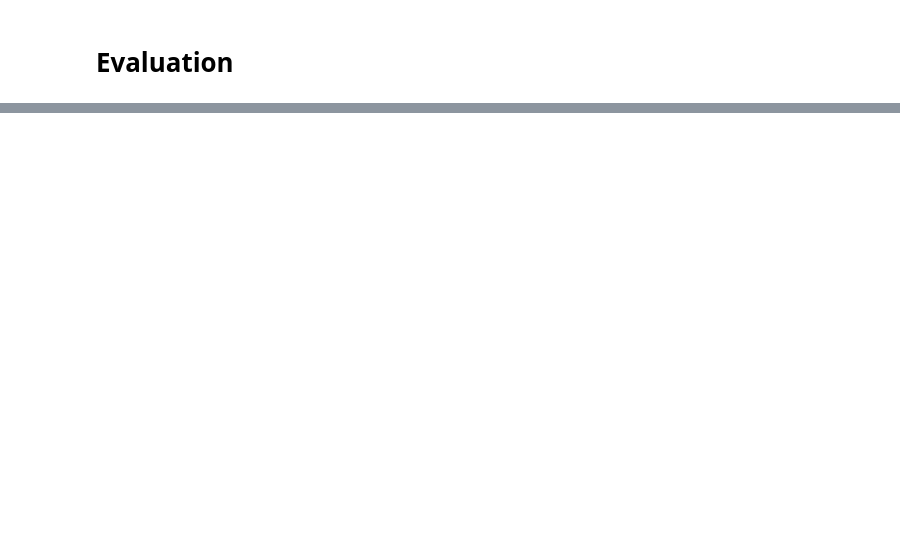
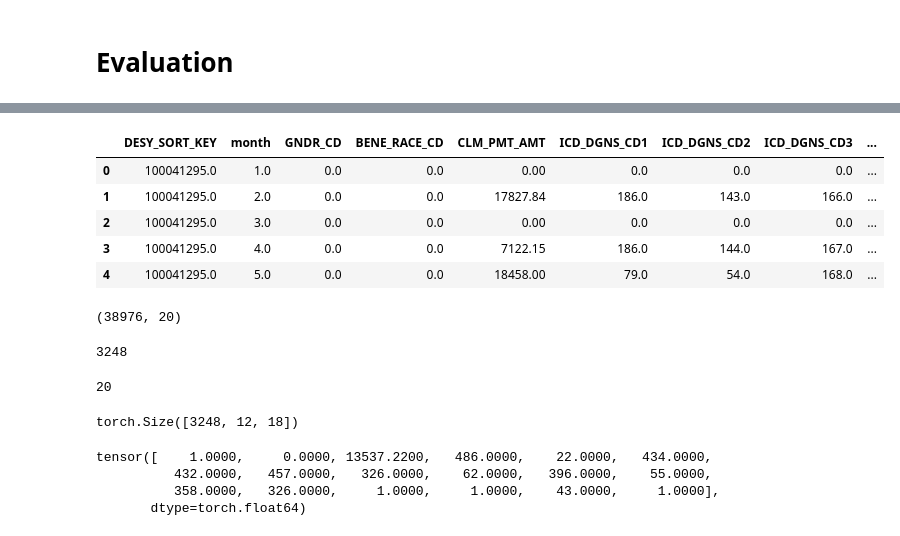
Before and after one commit to McKnightA/CSDI-for-DL-Project, a Jupyter notebook: model_final.ipynb, the cells around one changed output, grey strips where cells are left out. Saved outputs shown, nothing was run; the diff lists cells and outputs as text; code cells hidden in the pictures; blank space fills up the shorter version.

```diff
--- a/model_final.ipynb
+++ b/model_final.ipynb
@@ -1118,0 +1234,10 @@ tensor([154.0037, 205.7432, 120.5525, 172.4756,  28.5048,  70.9417,  48.3080,
+# %%
+data = pd.read_csv("/work/postresearch/Shared/Projects/Farbod/clustering_physicians/data_for_imputation.csv")
+data = data.drop(columns = ["Unnamed: 0"])
+# %%
+#turn all the columns into floats (dropping the date column and CLM_THRU_DT)
+data = data.drop(columns = ["date", "CLM_THRU_DT"])
+data = data.astype(float)
+# %%
+data_for_imputation = data.copy()
+data_for_imputation.head()
@@ -1118,0 +1252,47 @@ tensor([154.0037, 205.7432, 120.5525, 172.4756,  28.5048,  70.9417,  48.3080,
+# %%
+#sort by DESY_SORT_KEY and month
+data_for_imputation = data_for_imputation.sort_values(by = ["DESY_SORT_KEY", "month"])
+#keep only one observation per DESY_SORT_KEY and month
+data_for_imputation = data_for_imputation.drop_duplicates(subset = ["DESY_SORT_KEY", "month"])
+#only keep people with at least 6 months of data
+data_for_imputation = data_for_imputation.groupby("DESY_SORT_KEY").filter(lambda x: len(x) >= 6)
+data_for_imputation["died_overall"] = data_for_imputation["died_2016"] + data_for_imputation["died_2017"] + data_for_imputation["died_2018"] + data_for_imputation["died_2019"] + data_for_imputation["died_2020"]
+data_for_imputation["died_2016_2017"] = data_for_imputation["died_2016"] + data_for_imputation["died_2017"]
+data_for_imputation["died_overall"] = data_for_imputation["died_overall"].apply(lambda x: 1 if x > 0 else 0)
+data_for_imputation["died_2016_2017"] = data_for_imputation["died_2016_2017"].apply(lambda x: 1 if x > 0 else 0)
+#create columns of all zeros for months that a DESY_SORT_KEY is not present
+death_data = data_for_imputation[["DESY_SORT_KEY", "died_overall"]]#, "died_2016_2017"]]
+#choose only unique rows in death_data
+death_data = death_data.drop_duplicates(subset = ["DESY_SORT_KEY"])
+data_for_imputation = data_for_imputation.drop(columns = ["died_overall", "died_2016_2017", "died_2016", "died_2017", "died_2018", "died_2019", "died_2020"])
+data_for_imputation = data_for_imputation.set_index(["DESY_SORT_KEY", "month"]).unstack(fill_value = 0).stack().reset_index()
+#merge the death data back in and if unavailable, fill with 0
+data_for_imputation = data_for_imputation.merge(death_data, how = "left", on = ["DESY_SORT_KEY"])
+data_for_imputation["died_overall"] = data_for_imputation["died_overall"].fillna(0)
+#data_for_imputation["died_2016_2017"] = data_for_imputation["died_2016_2017"].fillna(0)
+#sort by DESY_SORT_KEY again
+data_for_imputation = data_for_imputation.sort_values(by = ["DESY_SORT_KEY", "month"])
+#add a column for died overall based on the last 5 columns
+
+data_for_imputation.head()
+# %% [output]
+|  | DESY_SORT_KEY | month | GNDR_CD | BENE_RACE_CD | CLM_PMT_AMT | ICD_DGNS_CD1 | ICD_DGNS_CD2 | ICD_DGNS_CD3 | ... |
+| 0 | 100041295.0 | 1.0 | 0.0 | 0.0 | 0.00 | 0.0 | 0.0 | 0.0 | ... |
+| 1 | 100041295.0 | 2.0 | 0.0 | 0.0 | 17827.84 | 186.0 | 143.0 | 166.0 | ... |
+| 2 | 100041295.0 | 3.0 | 0.0 | 0.0 | 0.00 | 0.0 | 0.0 | 0.0 | ... |
+| 3 | 100041295.0 | 4.0 | 0.0 | 0.0 | 7122.15 | 186.0 | 144.0 | 167.0 | ... |
+| 4 | 100041295.0 | 5.0 | 0.0 | 0.0 | 18458.00 | 79.0 | 54.0 | 168.0 | ... |
+# %%
+data_for_imputation.shape
+# %% [output]
+(38976, 20)
+# %%
+#number of unique DESY_SORT_KEYs
+len(data_for_imputation["DESY_SORT_KEY"].unique())
+# %% [output]
+3248
+# %%
+#number of columns
+len(data_for_imputation.columns)
+# %% [output]
+20
@@ -1118,0 +1308,14 @@ tensor([154.0037, 205.7432, 120.5525, 172.4756,  28.5048,  70.9417,  48.3080,
+# %%
+#create tensor
+data_for_imputation_tensor = torch.tensor(data_for_imputation.values).reshape(3248, 12, -1)
+print(data_for_imputation_tensor.shape)
+#turn of pytorch scientific notation
+torch.set_printoptions(profile="full", sci_mode=False)
+#see the first 5 rows
+data_for_imputation_tensor[6, 0, :]
+# %% [output]
+torch.Size([3248, 12, 18])
+tensor([    1.0000,     0.0000, 13537.2200,   486.0000,    22.0000,   434.0000,
+          432.0000,   457.0000,   326.0000,    62.0000,   396.0000,    55.0000,
+          358.0000,   326.0000,     1.0000,     1.0000,    43.0000,     1.0000],
+       dtype=torch.float64)
```
Also changed, not shown: parts of 36 cells of this notebook.
